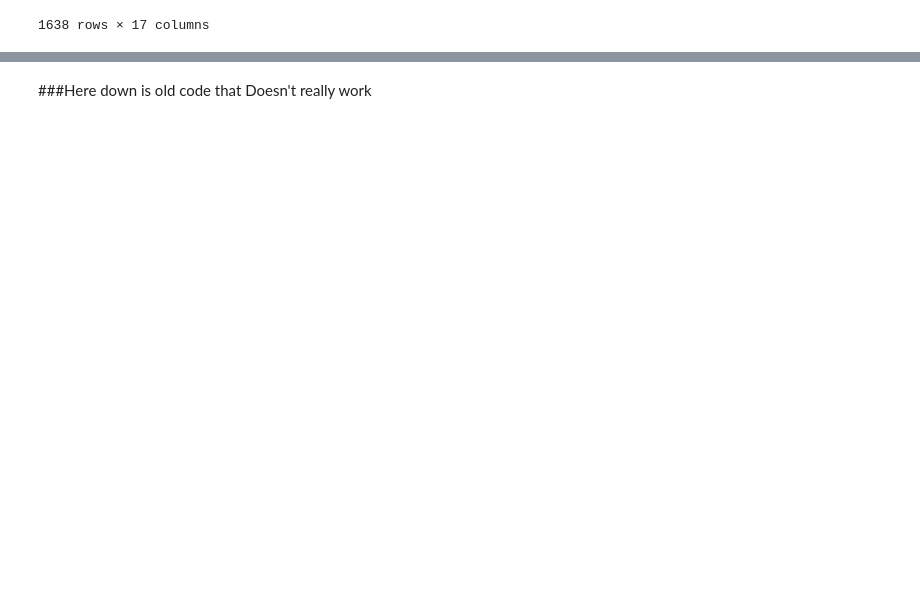
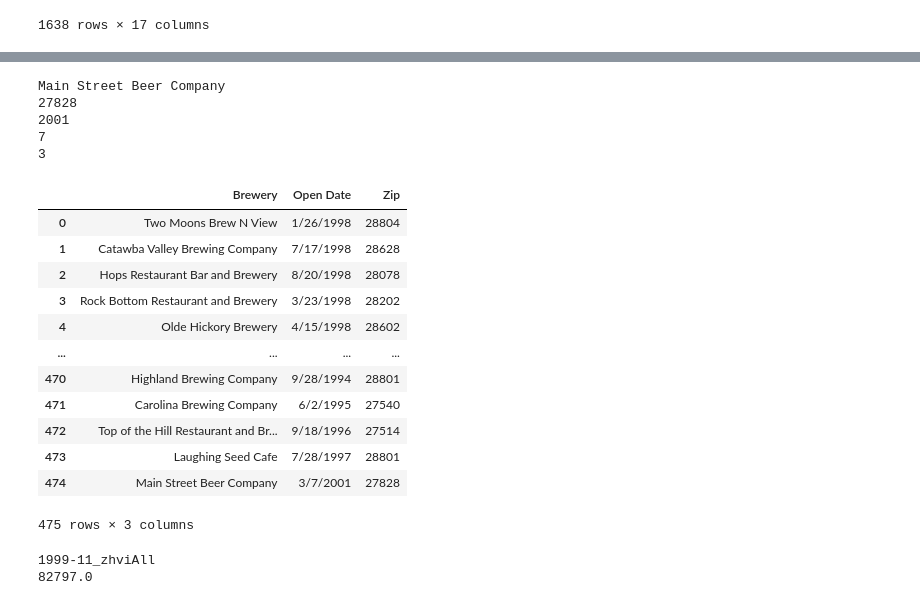
Before and after one commit to jmrafferty/Boot-Camp-Group-Project1, a Jupyter notebook: MASTER FILE.ipynb, the cells around one changed output, grey strips where cells are left out. Cells and saved outputs as stored; diff of their text form; code cells hidden in the pictures; blank space fills up the shorter version.

```diff
--- a/MASTER FILE.ipynb
+++ b/MASTER FILE.ipynb
@@ -145,2 +42,59 @@ BrewDF
-# %% [markdown]
-###Here down is old code that Doesn't really work
+# %%
+#testing to extract needed inputs for the needed searches
+i=1636
+
+name=BreweryDF.loc[i,'Trade Name']
+dt=datetime.strptime(BreweryDF.loc[i,'Issue Date'],'%d/%m/%Y') #turns string into a date object allowing easy extraction of day, month or year
+z=BreweryDF.loc[i,'Zip']
+
+print(name)
+print(z)
+print(dt.year)
+print(dt.month)
+print(dt.day)
+# %% [output]
+Main Street Beer Company
+27828
+2001
+7
+3
+# %%
+#Create a DF for breweries that have correct permit and issue dates
+BrewDF_inputs=BreweryDF.loc[:,['Trade Name','Issue Date','Zip']] #pair down to only these columns
+BrewDF_inputs.dropna(subset=['Issue Date','Zip'],inplace=True) #Drop rows with 'NaN' value for 'Issue Date' or 'Zip'
+BrewDF_inputs.drop_duplicates(subset='Trade Name',keep='first',inplace=True) #keep only earliest instance of each Brewery
+BrewDF_inputs.rename(columns={'Trade Name':'Brewery', 'Issue Date':'Open Date'},inplace=True)
+BrewDF_inputs.reset_index(drop=True,inplace=True) #reset the index to use for looping later
+BrewDF_inputs
+# %% [output]
+|  | Brewery | Open Date | Zip |
+| 0 | Two Moons Brew N View | 1/26/1998 | 28804 |
+| 1 | Catawba Valley Brewing Company | 7/17/1998 | 28628 |
+| 2 | Hops Restaurant Bar and Brewery | 8/20/1998 | 28078 |
+| 3 | Rock Bottom Restaurant and Brewery | 3/23/1998 | 28202 |
+| 4 | Olde Hickory Brewery | 4/15/1998 | 28602 |
+| ... | ... | ... | ... |
+| 470 | Highland Brewing Company | 9/28/1994 | 28801 |
+| 471 | Carolina Brewing Company | 6/2/1995 | 27540 |
+| 472 | Top of the Hill Restaurant and Br... | 9/18/1996 | 27514 |
+| 473 | Laughing Seed Cafe | 7/28/1997 | 28801 |
+| 474 | Main Street Beer Company | 3/7/2001 | 27828 |
+475 rows × 3 columns
+# %%
+#Cell used for testing (Ignore for finished product)
+#testing for pulling specific data from Breweries DataFrame and building the correct search term
+l=0 #point in 'list loop'
+i=13 #point in 'Brewery loop'
+dt=datetime.strptime(BrewDF_inputs.loc[i,'Open Date'],'%m/%d/%Y')
+year=dt.year
+year1=year+1
+if dt.month<10:
+    month='0'+str(dt.month)
+else:
+    month=dt.month
+y=float(MergedDF.loc[MergedDF['RegionName']==BrewDF_inputs.loc[i,'Zip'],f'{year}-{month}_{dfnames[l]}'])
+print(f'{year}-{month}_{dfnames[l]}')
+print(y)
+# %% [output]
+1999-11_zhviAll
+82797.0
```
Also changed, not shown: parts of 8 cells of this notebook.
